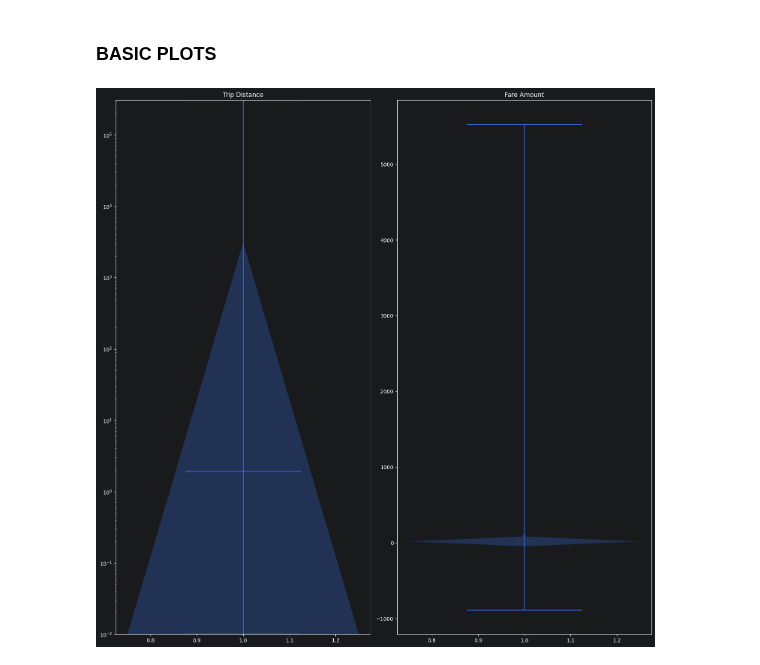
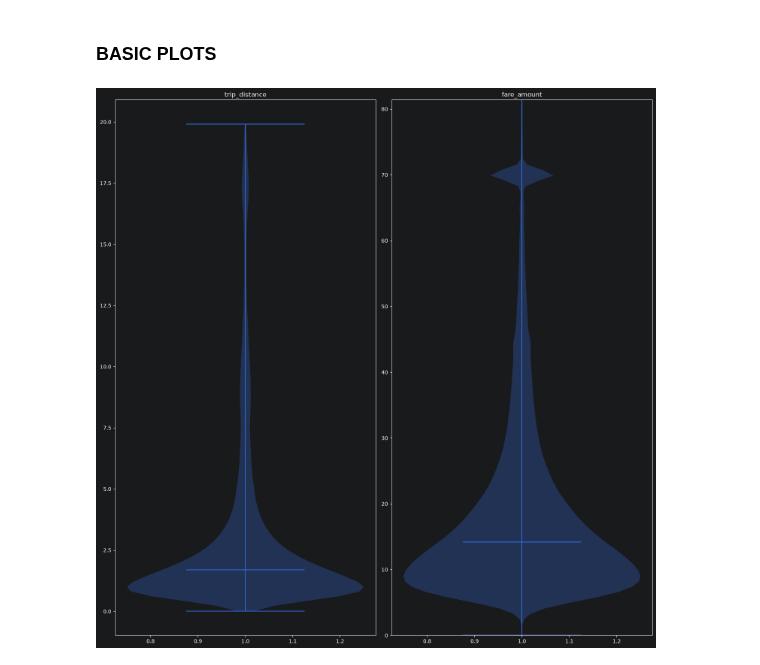
Before and after one commit to lazarosmpistas/ny-taxi-predictor, a Jupyter notebook: src/data_management/data_exploration.ipynb, the cells around one changed output. Cells and saved outputs as stored; diff of their text form; code cells hidden in the pictures.

Commit message:
i plotted! and some invalids investigating

```diff
--- a/src/data_management/data_exploration.ipynb
+++ b/src/data_management/data_exploration.ipynb
@@ -56,10 +56,12 @@ invalid_passenger = df_main["passenger_count"] == 0
 invalid_vendor = ~df_main["VendorID"].isin([1, 2, 6, 7])
 invalid_ratecode = ~df_main["RatecodeID"].isin([1, 2, 3, 4, 5, 6, 99, None])
 invalid_dt = df_main["tpep_pickup_datetime"] == df_main["tpep_dropoff_datetime"]
+invalid_fare_amount = df_main["fare_amount"] < 0
 
-print(f"invalid_distance rows: {len(df_main[invalid_distance])}\n"
-      f"invalid_passenger rows: {len(df_main[invalid_passenger])}\n"
+print(f"invalid_distance rows (distance=0): {len(df_main[invalid_distance])}\n"
+      f"invalid_passenger rows (passengers=0): {len(df_main[invalid_passenger])}\n"
       f"invalid_vendor rows: {len(df_main[invalid_vendor])}\n"
       f"invalid_ratecode rows: {len(df_main[invalid_ratecode])}\n"
-      f"invalid_dt rows: {len(df_main[invalid_dt])}")
+      f"invalid_dt rows: {len(df_main[invalid_dt])}\n"
+      f"invalid_fare_amount rows: {len(df_main[invalid_fare_amount])}")
 # %% [output]
@@ -71,6 +88,12 @@ invalid_dt rows: 52063
 # %%
-df_invalid = df_main.loc[invalid_distance | invalid_passenger | invalid_vendor | invalid_ratecode | invalid_dt]
-print(len(df_invalid))
+df_main.info()
 
-print(df_main[invalid_dt].head)
+invalid_condition = invalid_distance | invalid_passenger | invalid_vendor | invalid_ratecode | invalid_dt | invalid_fare_amount
+
+print(150*"*")
+df_invalid = df_main.loc[invalid_condition]
+print(f"{len(df_invalid)} invalid trips")
+
+df_valid = df_main.loc[~invalid_condition]
+print(f"{len(df_valid)} valid rows")
 # %% [output]
@@ -117,16 +119,15 @@ memory usage: 597.1 MB
 # %%
 fig, axs = plt.subplots(nrows=1, ncols=2, figsize=(15, 15))
 
-axs[0].set_title("Trip Distance")
-axs[0].violinplot(df_main["trip_distance"], orientation="vertical", showmeans=False, showmedians=True)
-axs[0].set_yscale("log")
-axs[0].set_ylim(df_main["trip_distance"].min(), df_main["trip_distance"].max())
+for ax, column in zip(axs, ["trip_distance", "fare_amount"]):
+    values = df_valid[column]
+    values = values[values <= values.quantile(0.99)]
 
-#plot fare amount
-axs[1].set_title("Fare Amount")
-axs[1].violinplot(df_main["fare_amount"], orientation="vertical")
+    ax.violinplot(values, showmedians=True)
+    ax.set_title(column)
+    plt.ylim(float(values.min()), float(values.max()))
 
 plt.tight_layout()
 plt.show()
 # %% [output]
-[figure, old version]
+[figure, new version]
```
Also changed, not shown: parts of 4 cells of this notebook, 1 other file.
